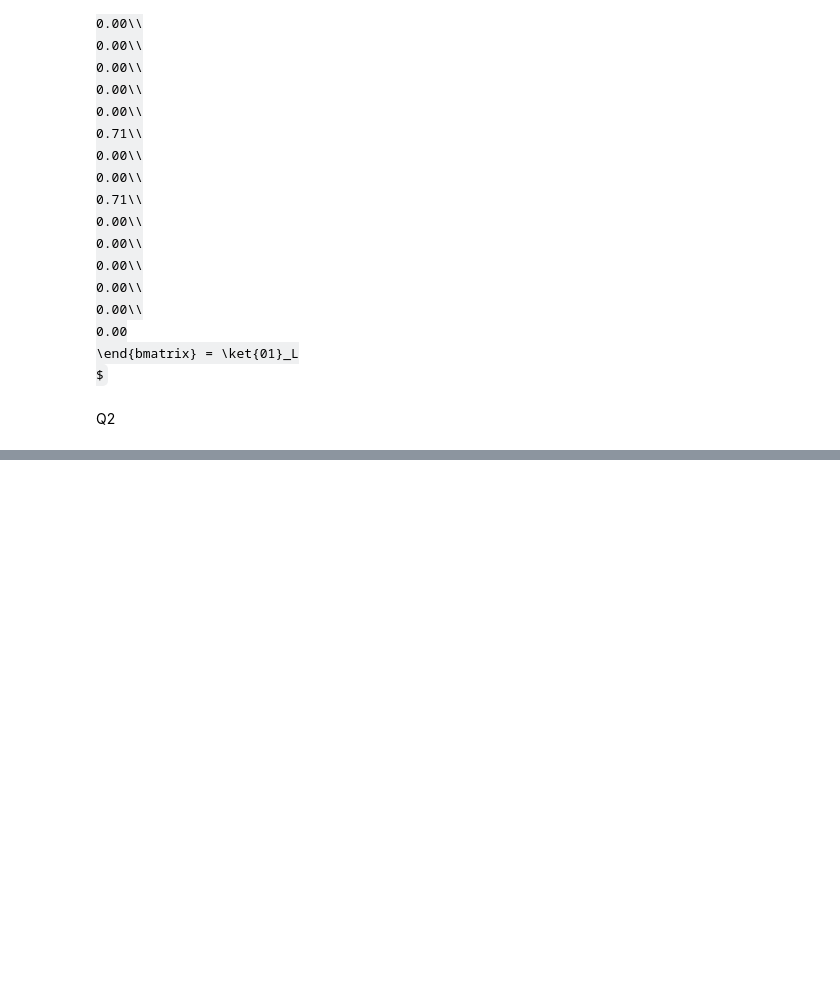
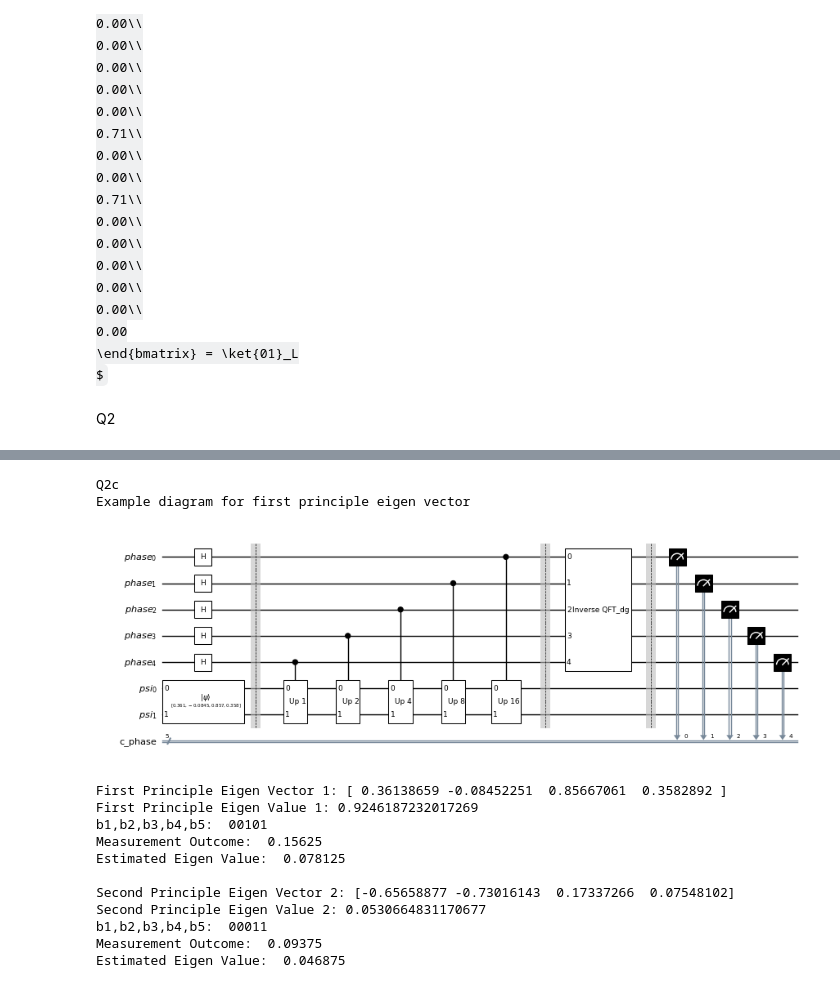
Before and after one commit to Lucifer1662/quantum, a Jupyter notebook: Assignement 1.ipynb, the cells around one changed output, grey strips where cells are left out. Drawn from its saved outputs; the diff is of its cells as text; code cells hidden in the pictures; some formulas as TeX source; blank space fills up the shorter version.

```diff
--- a/Assignement 1.ipynb
+++ b/Assignement 1.ipynb
@@ -1065,6 +1062,11 @@ Q2
 #Q2a
 import numpy as np
 from sklearn import datasets
+import scipy as sp
+from math import pi
+
+print("Q2a")
+
 iris = datasets.load_iris()
 
 cov = np.cov(iris.data.T)
@@ -1076,4 +1078,13 @@ p = cov / np.trace(cov)
 
 print("P is \n", p)
 print()
+
+
+e_i2piP = sp.linalg.expm( 1j * 2* pi * p )
+print("e^i2piP is \n", e_i2piP)
+
+
+(eig_values, eig_vectors) = np.linalg.eig(p)
+print("eigen values is \n", eig_values)
+print("eigen vectors is \n", eig_vectors)
 # %% [output]
@@ -1090,0 +1235,59 @@ P is
+# %%
+#Q2c
+def psi_values_out(qpe):
+    job = backend_sv.run(transpile(qpe, backend_sv), shots=2048)
+    result = job.result()
+    counts = result.get_counts(qpe)
+    highest = -1
+    highestCount = None
+    for count in counts:
+        if(counts[count] > highest):
+            highest = counts[count]
+            highestCount = count
+
+    measurement_outcome = 0
+    highestCount = highestCount[::-1]
+    for i in range(len(highestCount)):
+        if(highestCount[i]=='1'):
+            measurement_outcome += 1/(2**(i+1))
+
+    print("b1,b2,b3,b4,b5: ", highestCount)
+    print("Measurement Outcome: ", measurement_outcome)
+    eigen_value_est = int(highestCount, 2)/2**(len(highestCount)+1)
+    print("Estimated Eigen Value: ", eigen_value_est)
+
+print("Q2c")
+
+
+
+principle_eigen_vector1 = eig_vectors.T[0]
+principle_eigen_vector2 = eig_vectors.T[1]
+
+
+qpe = qpe_c(principle_eigen_vector1, 5)
+print("Example diagram for first principle eigen vector")
+display(qpe.draw('mpl',style="bw", scale = 0.5))
+print("First Principle Eigen Vector 1:", principle_eigen_vector1)
+print("First Principle Eigen Value 1:", eig_values[0])
+psi_values_out(qpe)
+
+qpe = qpe_c(principle_eigen_vector2, 5)
+print()
+print("Second Principle Eigen Vector 2:", principle_eigen_vector2)
+print("Second Principle Eigen Value 2:", eig_values[1])
+psi_values_out(qpe)
+# %% [output]
+Q2c
+Example diagram for first principle eigen vector
+[figure, added]
+First Principle Eigen Vector 1: [ 0.36138659 -0.08452251  0.85667061  0.3582892 ]
+First Principle Eigen Value 1: 0.9246187232017269
+b1,b2,b3,b4,b5:  00101
+Measurement Outcome:  0.15625
+Estimated Eigen Value:  0.078125
+
+Second Principle Eigen Vector 2: [-0.65658877 -0.73016143  0.17337266  0.07548102]
+Second Principle Eigen Value 2: 0.0530664831170677
+b1,b2,b3,b4,b5:  00011
+Measurement Outcome:  0.09375
+Estimated Eigen Value:  0.046875
```
Also changed, not shown: parts of 9 cells of this notebook, 9 other files.
